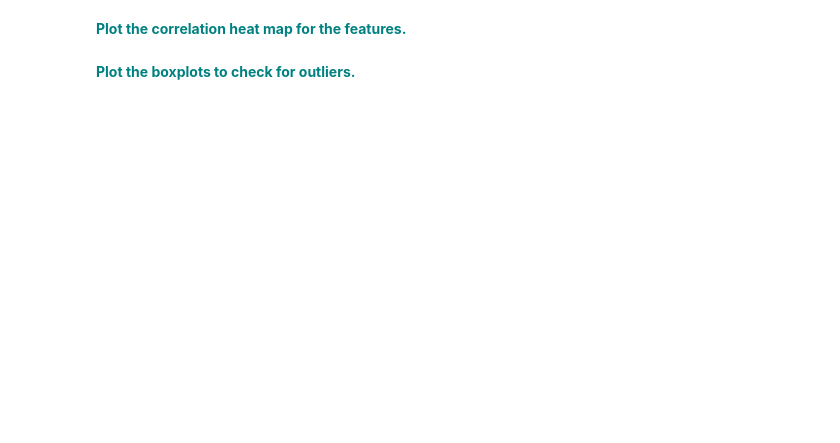
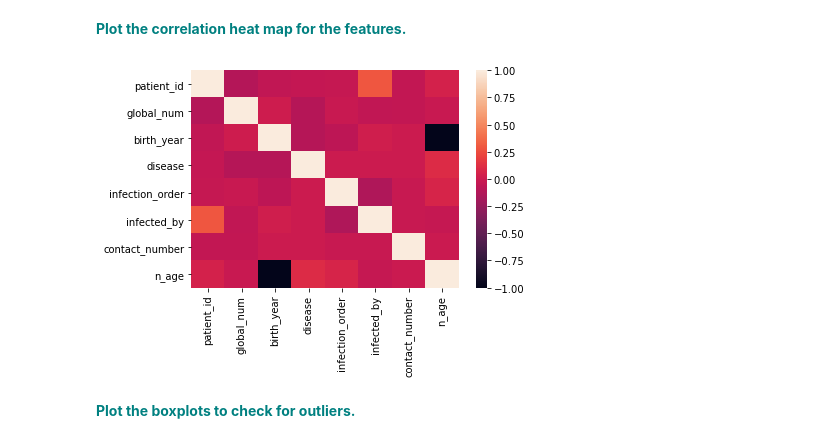
Before and after one commit to levancie/springboard_DSC, a Jupyter notebook: RandomForestCovidCaseStudy/RandomForest_casestudy_covid19.ipynb, the cells around one changed output. Drawn from its saved outputs; the diff is of its cells as text; code cells hidden in the pictures; blank space fills up the shorter version.

```diff
--- a/RandomForestCovidCaseStudy/RandomForest_casestudy_covid19.ipynb
+++ b/RandomForestCovidCaseStudy/RandomForest_casestudy_covid19.ipynb
@@ -160,6 +160,9 @@ df['birth_year'] = df['birth_year'].fillna((df['birth_year'].mean()))
 df['infection_order'] = df['infection_order'].fillna((df['infection_order'].mean()))
 df['infected_by'] = df['infected_by'].fillna((df['infected_by'].mean()))
 df['contact_number'] = df['contact_number'].fillna((df['contact_number'].mean()))
+# %%
+# Now that I have imputed missing values for birth_year, I will re-define my age_n column
+df['n_age'] = 2021 - df.birth_year
 # %%
 df.info()
 # %% [output]
@@ -190,5 +203,5 @@ fem_percent_with_nulls
 # %%
 # Replace df.sex nulls with random selection of male/female, weighted by pre-imputation proportion
 df['sex'] = df['sex'].apply(lambda x: np.random.choice(
-    ['female','male'], p=[fem_percent_with_nulls, 1-fem_percent_with_nulls])[0]
+    ['female','male'], p=[fem_percent_with_nulls, 1-fem_percent_with_nulls])
                  if pd.isnull(x) else x)
@@ -240,4 +263,9 @@ River of Grace Community Church       1
 Name: infection_case, dtype: int64
+# %%
+# In the interest of expediency, I will fill NaNs with 'contact with patient', then follow up later
+# to determine a better method
+
+df['infection_case'] = df['infection_case'].fillna('contact with patient')
 # %% [markdown]
  **<font color='teal'> Check for any remaining null values.</font>**
 # %%
@@ -263,4 +291,5 @@ memory usage: 329.4+ KB
 # %% [markdown]
 Remove date columns from the data.
 # %%
-df = df.drop(['symptom_onset_date','confirmed_date','released_date','deceased_date'],axis =1)
+# I am also going to remove age, now that I have created the age_n column
+df = df.drop(['symptom_onset_date','confirmed_date','released_date','deceased_date', 'age'],axis =1)
@@ -294,4 +395,9 @@ vn
 # %% [markdown]
 **<font color='teal'> Plot the correlation heat map for the features.</font>**
+# %%
+sns.heatmap(df.corr())
+plt.show()
+# %% [output]
+[figure, added]
 # %% [markdown]
 **<font color='teal'> Plot the boxplots to check for outliers. </font>**
```
Also changed, not shown: parts of 22 cells of this notebook, 7 other files.
